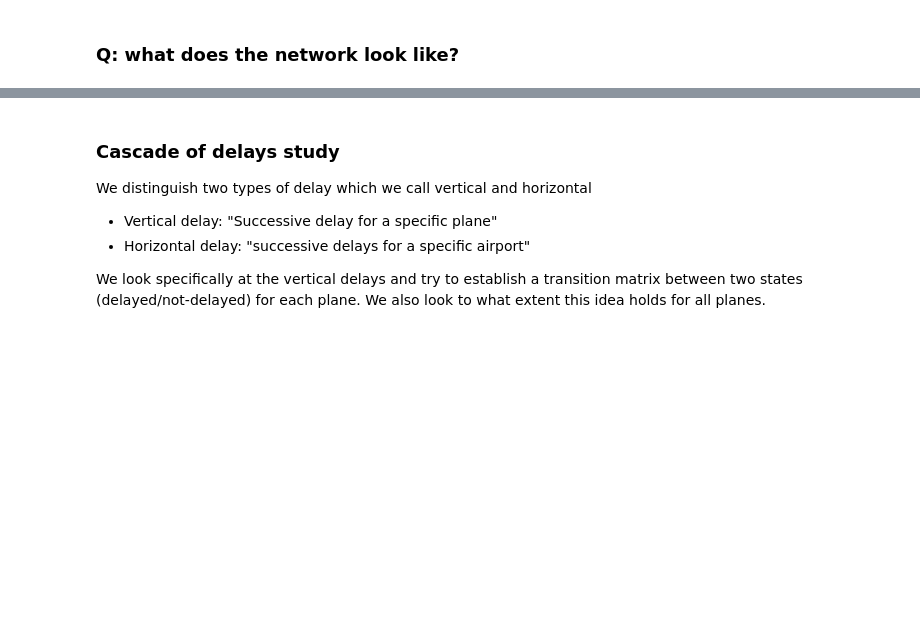
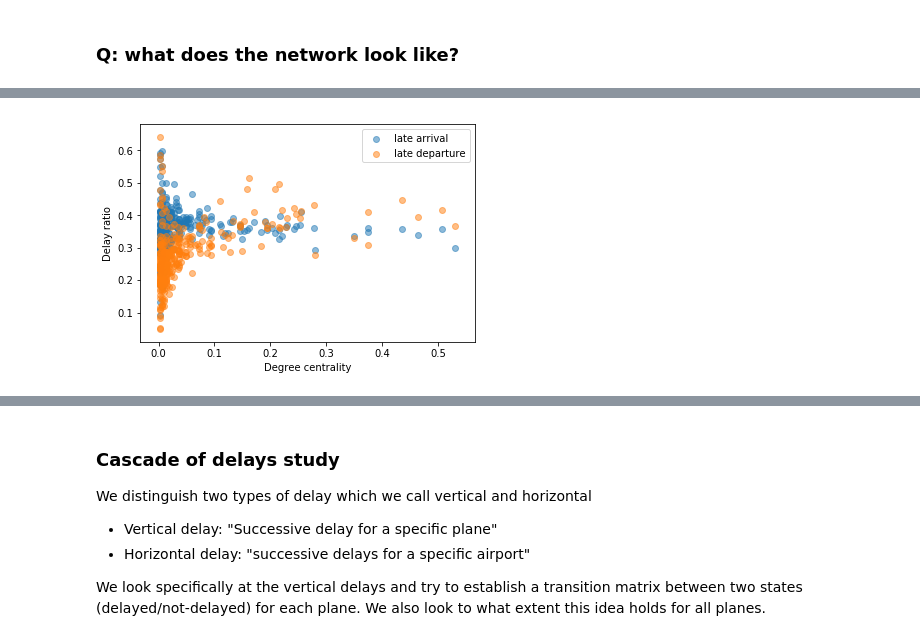
Before and after one commit to B4rtDC/CBNA, a Jupyter notebook: exporation.ipynb, the cells around one changed output, grey strips where cells are left out. Drawn from its saved outputs; the diff is of its cells as text; code cells hidden in the pictures; blank space fills up the shorter version.

```diff
--- a/exporation.ipynb
+++ b/exporation.ipynb
@@ -216,0 +268,11 @@ plt.ylim(0,0.08);
+# %%
+x = [G_dc[x] for x in delaydf.index]
+y1 = delaydf.late_arrival.values
+y2 = delaydf.late_departure.values
+plt.scatter(x,y1,alpha=0.5,label="late arrival");
+plt.scatter(x,y2,alpha=0.5,label="late departure");
+plt.xlabel("Degree centrality");
+plt.ylabel("Delay ratio");
+plt.legend();
+# %% [output]
+[figure, added]
```
Also changed, not shown: parts of 15 cells of this notebook, 2 other files.
